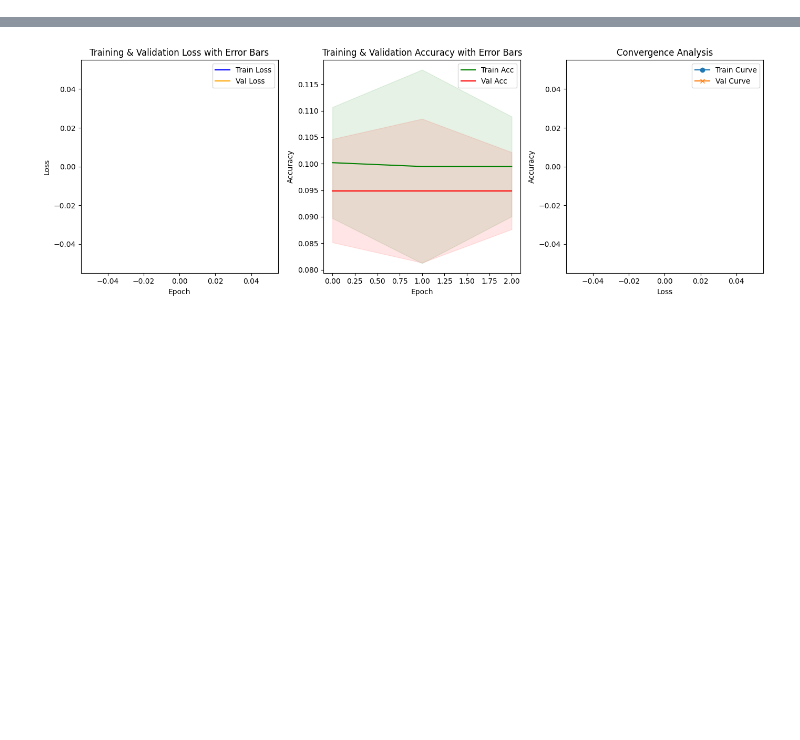
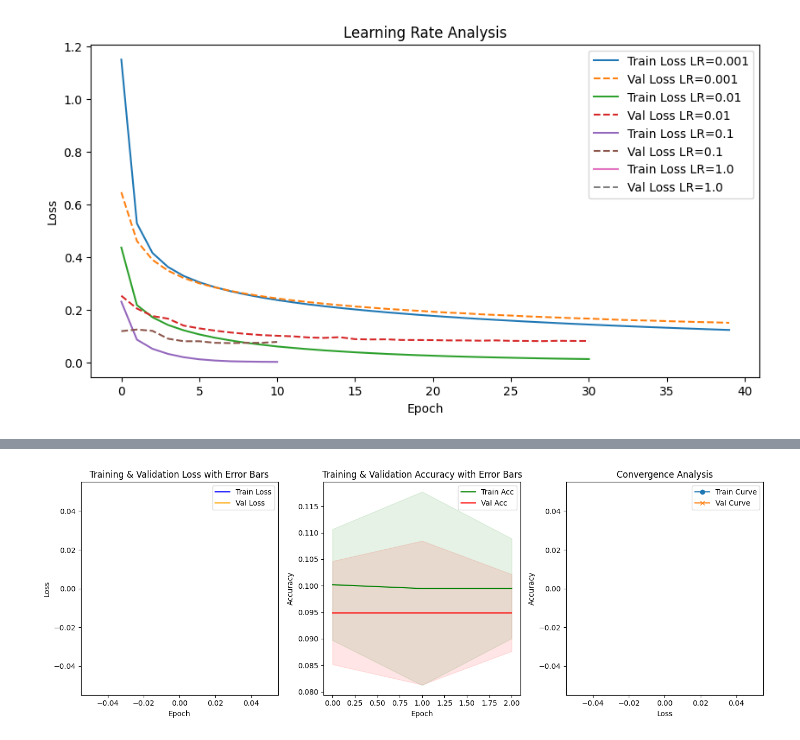
Before and after one commit to John-Nakhla/Logistic_regression_and_neural_networks_project, a Jupyter notebook: neural_network.ipynb, the cells around one changed output, grey strips where cells are left out. Saved outputs shown, nothing was run; the diff lists cells and outputs as text; code cells hidden in the pictures; blank space fills up the shorter version.

```diff
--- a/neural_network.ipynb
+++ b/neural_network.ipynb
@@ -45,8 +45,8 @@ class ManualFeedForward(nn.Module):
 
         exp_logits = torch.exp(logits - logits.max(dim=1, keepdim=True)[0])
         probs = exp_logits / exp_logits.sum(dim=1, keepdim=True)
-        y_onehot = torch.zeros_like(probs)
-        y_onehot[torch.arange(batch_size), y_true] = 1.0
+        y_onehot = torch.zeros_like(probs, device=probs.device)  # ensure same device as logits
+        y_onehot[torch.arange(batch_size, device=probs.device), y_true] = 1.0
         loss = -torch.sum(y_onehot * torch.log(probs + 1e-9)) / batch_size
 
         delta = (probs - y_onehot) / batch_size
@@ -56,8 +56,8 @@ class ManualFeedForward(nn.Module):
             z = self.z_values[i]
             dW = delta.T @ a_prev
             db = delta.sum(dim=0)
-            self.layers[i].weight.grad = dW.clone()
-            self.layers[i].bias.grad = db.clone()
+            self.layers[i].weight.grad = dW
+            self.layers[i].bias.grad = db
 
             if i > 0:
                 delta = delta @ self.layers[i].weight
@@ -211,0 +179,21 @@ No improvement for 3 epoch(s).
+# %%
+learning_rates = [0.001, 0.01, 0.1, 1.0]
+lr_results = {}
+
+for LR in learning_rates:
+    print(f"\n--- Training with LR={LR} ---")
+    model = ManualFeedForward([INPUT_SIZE, HIDDEN1, HIDDEN2, OUTPUT])
+    result = train_manual_model(model, train_loader, val_loader, lr=LR, patience=PATIENCE, device=device)
+    lr_results[LR] = result
+
+# Plot learning curves
+plt.figure(figsize=(10,5))
+for LR in learning_rates:
+    plt.plot(lr_results[LR]["train_losses"], label=f'Train Loss LR={LR}')
+    plt.plot(lr_results[LR]["val_losses"], '--', label=f'Val Loss LR={LR}')
+plt.xlabel('Epoch')
+plt.ylabel('Loss')
+plt.title('Learning Rate Analysis')
+plt.legend()
+plt.show()
+# %% [output]
@@ -211,0 +217 @@ No improvement for 3 epoch(s).
+[figure, added]
```
Also changed, not shown: parts of 8 cells of this notebook.
